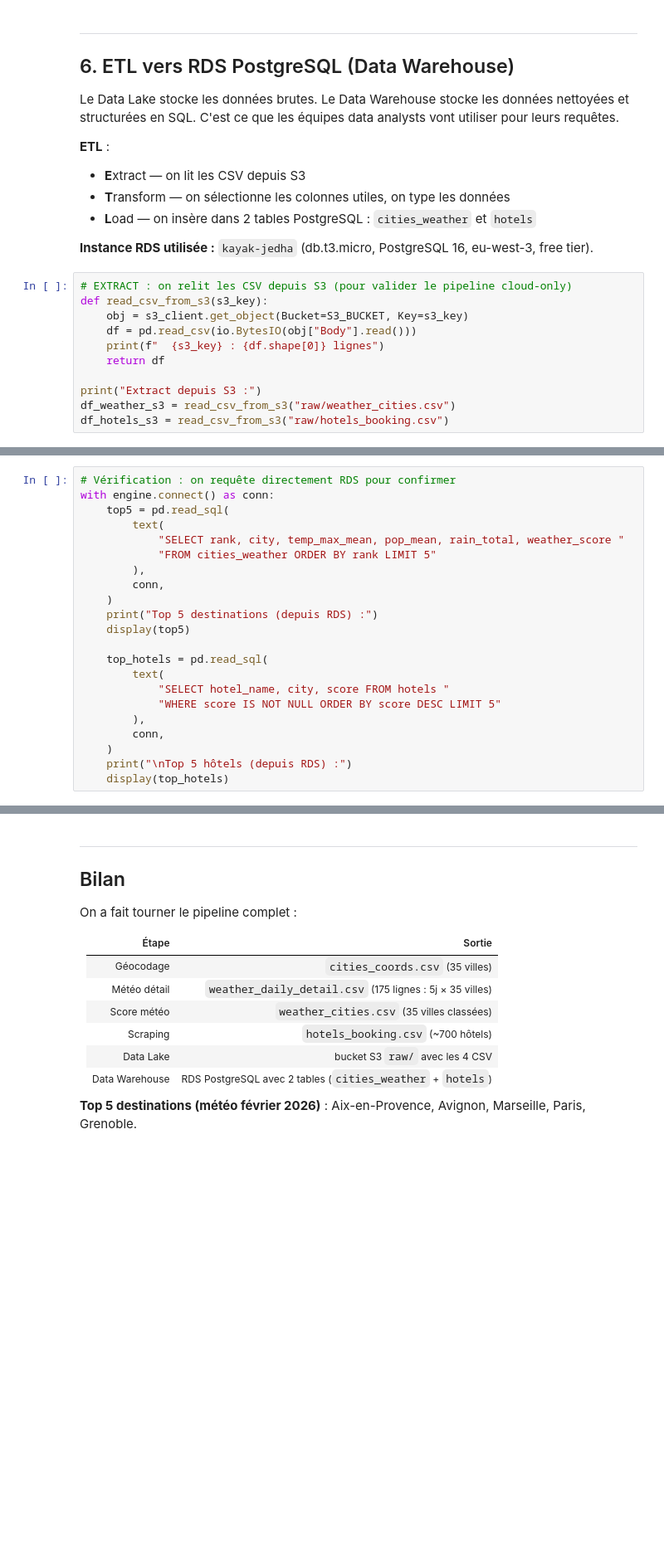
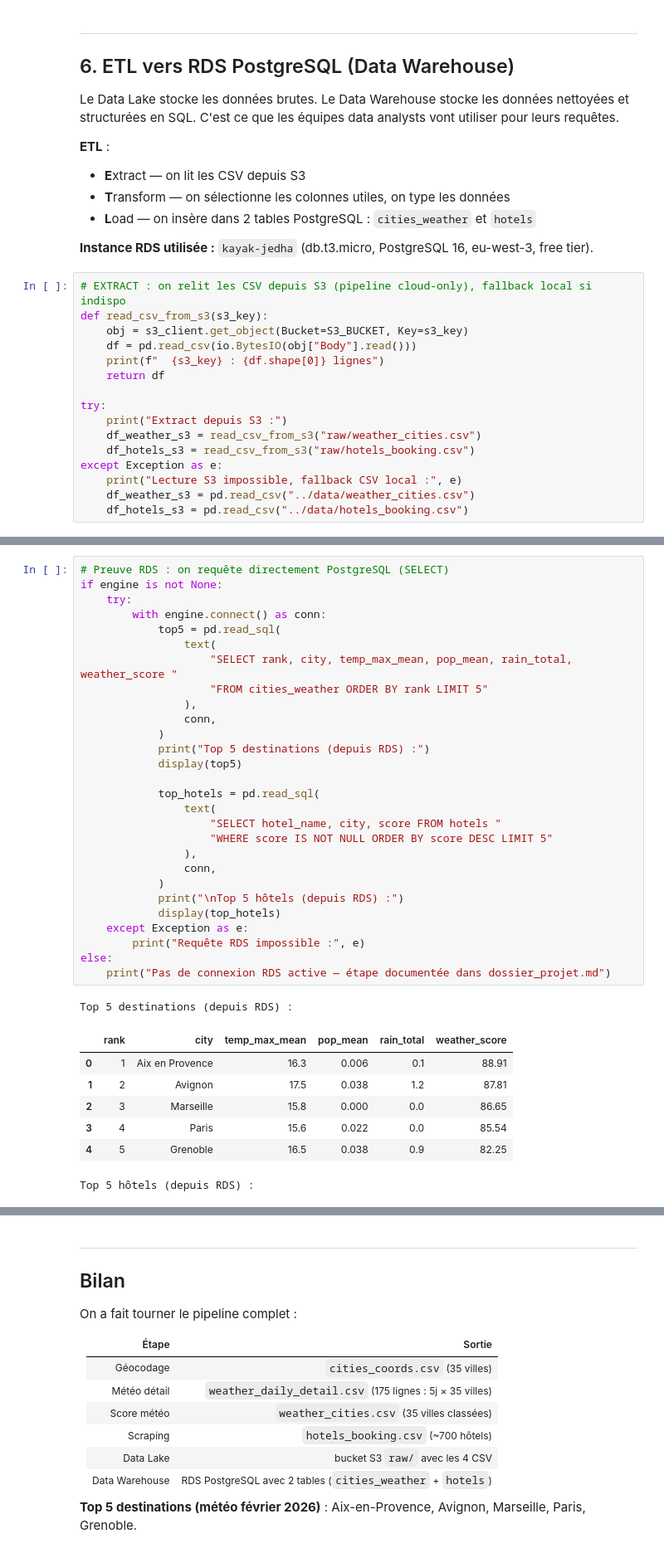
Before and after one commit to aymericlahonde-dotcom/cdsd-b1-kayak, a Jupyter notebook: notebooks/01_Data_Collection_Pipeline.ipynb, the cells around one changed output, grey strips where cells are left out. Shown at 83% size. Drawn from its saved outputs; the diff is of its cells as text; blank space fills up the shorter version.

```diff
--- a/notebooks/01_Data_Collection_Pipeline.ipynb
+++ b/notebooks/01_Data_Collection_Pipeline.ipynb
@@ -455,13 +637,18 @@ Le Data Lake stocke les données brutes. Le Data Warehouse stocke les données n
 
 **Instance RDS utilisée :** `kayak-jedha` (db.t3.micro, PostgreSQL 16, eu-west-3, free tier).
 # %%
-# EXTRACT : on relit les CSV depuis S3 (pour valider le pipeline cloud-only)
+# EXTRACT : on relit les CSV depuis S3 (pipeline cloud-only), fallback local si indispo
 def read_csv_from_s3(s3_key):
     obj = s3_client.get_object(Bucket=S3_BUCKET, Key=s3_key)
     df = pd.read_csv(io.BytesIO(obj["Body"].read()))
     print(f"  {s3_key} : {df.shape[0]} lignes")
     return df
 
-print("Extract depuis S3 :")
-df_weather_s3 = read_csv_from_s3("raw/weather_cities.csv")
-df_hotels_s3 = read_csv_from_s3("raw/hotels_booking.csv")
+try:
+    print("Extract depuis S3 :")
+    df_weather_s3 = read_csv_from_s3("raw/weather_cities.csv")
+    df_hotels_s3 = read_csv_from_s3("raw/hotels_booking.csv")
+except Exception as e:
+    print("Lecture S3 impossible, fallback CSV local :", e)
+    df_weather_s3 = pd.read_csv("../data/weather_cities.csv")
+    df_hotels_s3 = pd.read_csv("../data/hotels_booking.csv")
@@ -507,22 +712,37 @@ print(f"  hotels         : {len(df_hotels_clean)} lignes")
 # %%
-# Vérification : on requête directement RDS pour confirmer
-with engine.connect() as conn:
-    top5 = pd.read_sql(
-        text(
-            "SELECT rank, city, temp_max_mean, pop_mean, rain_total, weather_score "
-            "FROM cities_weather ORDER BY rank LIMIT 5"
-        ),
-        conn,
-    )
-    print("Top 5 destinations (depuis RDS) :")
-    display(top5)
+# Preuve RDS : on requête directement PostgreSQL (SELECT)
+if engine is not None:
+    try:
+        with engine.connect() as conn:
+            top5 = pd.read_sql(
+                text(
+                    "SELECT rank, city, temp_max_mean, pop_mean, rain_total, weather_score "
+                    "FROM cities_weather ORDER BY rank LIMIT 5"
+                ),
+                conn,
+            )
+            print("Top 5 destinations (depuis RDS) :")
+            display(top5)
 
-    top_hotels = pd.read_sql(
-        text(
-            "SELECT hotel_name, city, score FROM hotels "
-            "WHERE score IS NOT NULL ORDER BY score DESC LIMIT 5"
-        ),
-        conn,
-    )
-    print("\nTop 5 hôtels (depuis RDS) :")
-    display(top_hotels)
+            top_hotels = pd.read_sql(
+                text(
+                    "SELECT hotel_name, city, score FROM hotels "
+                    "WHERE score IS NOT NULL ORDER BY score DESC LIMIT 5"
+                ),
+                conn,
+            )
+            print("\nTop 5 hôtels (depuis RDS) :")
+            display(top_hotels)
+    except Exception as e:
+        print("Requête RDS impossible :", e)
+else:
+    print("Pas de connexion RDS active — étape documentée dans dossier_projet.md")
+# %% [output]
+Top 5 destinations (depuis RDS) :
+|  | rank | city | temp_max_mean | pop_mean | rain_total | weather_score |
+| 0 | 1 | Aix en Provence | 16.3 | 0.006 | 0.1 | 88.91 |
+| 1 | 2 | Avignon | 17.5 | 0.038 | 1.2 | 87.81 |
+| 2 | 3 | Marseille | 15.8 | 0.000 | 0.0 | 86.65 |
+| 3 | 4 | Paris | 15.6 | 0.022 | 0.0 | 85.54 |
+| 4 | 5 | Grenoble | 16.5 | 0.038 | 0.9 | 82.25 |
+Top 5 hôtels (depuis RDS) :
```
Also changed, not shown: parts of 24 cells of this notebook, 8 other files.
